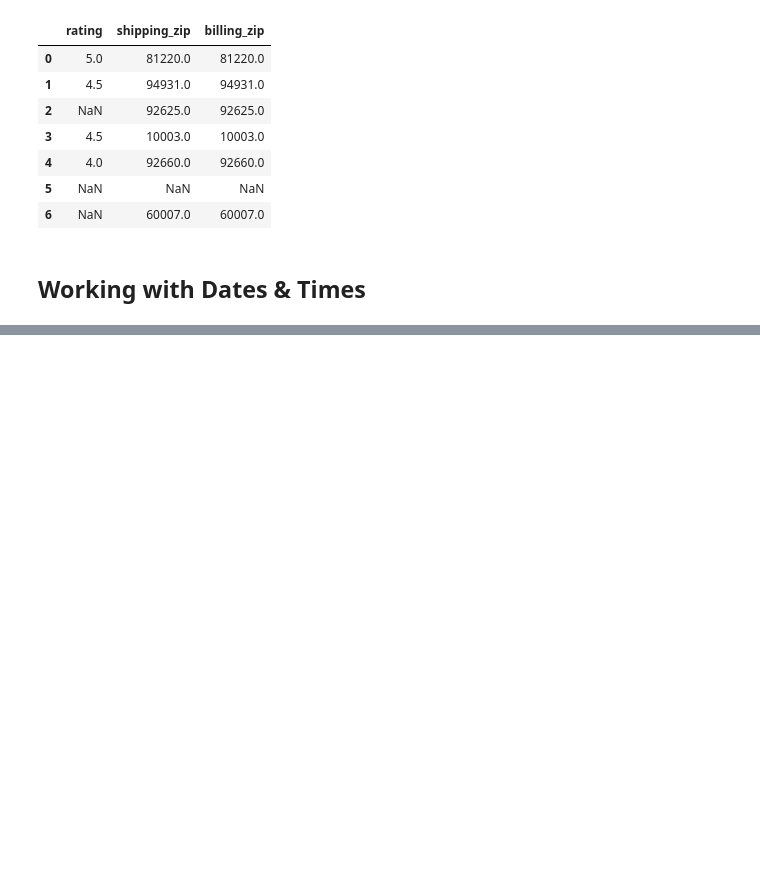
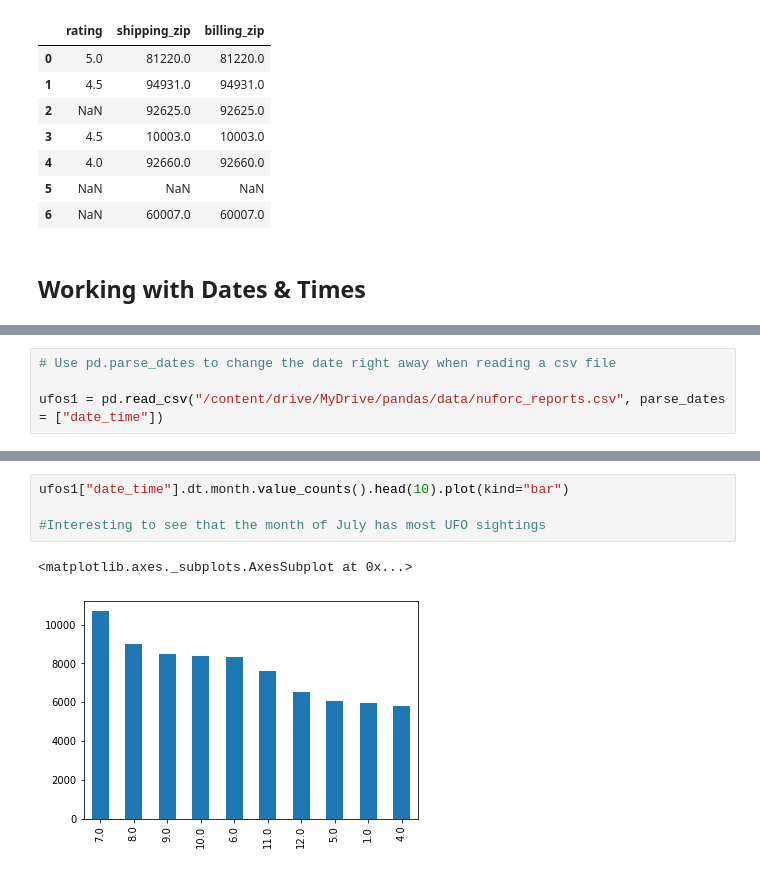
Before and after one commit to gagankaul/pandas-prac, a Jupyter notebook: pandas_prac.ipynb, the cells around one changed output, grey strips where cells are left out. Cells and saved outputs as stored; diff of their text form; blank space fills up the shorter version.

```diff
--- a/pandas_prac.ipynb
+++ b/pandas_prac.ipynb
@@ -2097,0 +2233,4 @@ sales
+# %%
+# Use pd.parse_dates to change the date right away when reading a csv file
+
+ufos1 = pd.read_csv("/content/drive/MyDrive/pandas/data/nuforc_reports.csv", parse_dates = ["date_time"])
@@ -2097,0 +2290,7 @@ sales
+# %%
+ufos1["date_time"].dt.month.value_counts().head(10).plot(kind="bar")
+
+#Interesting to see that the month of July has most UFO sightings
+# %% [output]
+<matplotlib.axes._subplots.AxesSubplot at 0x...>
+[figure, added]
```
Also changed, not shown: parts of 40 cells of this notebook.
